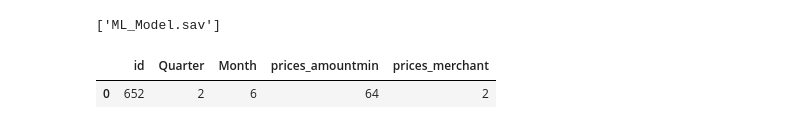
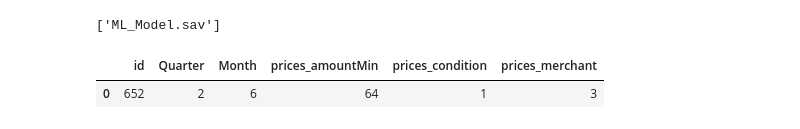
Before and after one commit to Tbrecke01/Price_Evaluator, a Jupyter notebook: Machine_Learning/ML_Model_Training.ipynb, the cells around one changed output. Cells and saved outputs as stored; diff of their text form; code cells hidden in the pictures.

```diff
--- a/Machine_Learning/ML_Model_Training.ipynb
+++ b/Machine_Learning/ML_Model_Training.ipynb
@@ -82,5 +76,0 @@ Name: prices_merchant, Length: 1558, dtype: int64
-# %%
-# Keep top volume merchants and replace the rest with 'other'
-replace_merchants = list(merchants[merchants < 500].index)
-for m in replace_merchants:
-    price_df.prices_merchant = price_df.prices_merchant.replace(m, 'Other')
@@ -96,6 +77,6 @@ Name: prices_merchant, dtype: int64
 # %%
 # Create X dataframe
-X_df = price_df.drop('issale', axis=1)
+X_df = price_df.drop('isSale', axis=1)
 X_df = X_df
 X_df
 # %% [output]
@@ -117,18 +98,22 @@ X_df
 # %%
 # Encode id and merchant data & save encoders for future use
 id_encoder = LabelEncoder()
+cond_encoder = LabelEncoder()
 merch_encoder = LabelEncoder()
 
 X = X_df.copy()
 
 id_encoder.fit(X['id'])
+cond_encoder.fit(X['prices_condition'])
 merch_encoder.fit(X['prices_merchant'])
 
 X['id'] = id_encoder.transform(X['id'])
+X['prices_condition'] = cond_encoder.transform(X['prices_condition'])
 X['prices_merchant'] = merch_encoder.transform(X['prices_merchant'])
 
 # Save encoders
 joblib.dump(id_encoder, 'ID_Encoder.sav')
+joblib.dump(cond_encoder, 'Condition_Encoder.sav')
 joblib.dump(merch_encoder, 'Merchant_Encoder.sav')
 X
 # %% [output]
@@ -299,22 +284,25 @@ joblib.dump(ml_model, 'ML_Model.sav')
 user_input = pd.DataFrame({'id': 'AVpgMuGwLJeJML43KY_c',
                            'Quarter': 2,
                            'Month': 6,
-                           'prices_amountmin': 64,
+                           'prices_amountMin': 64,
+                           'prices_condition': 'Used',
                            'prices_merchant': 'Walmart.com'
                           }, index=[0])
 # %%
 # Load encoders with:
 # id_encoder = joblib.load('ID_Encoder.sav')
+# cond_encoder = joblib.load('Condition_Encoder.sav')
 # merch_encoder = joblib.load('Merchant_Encoder.sav')
 
 # encode user input with id_encoder and merch_encoder
 user_input_encoded = user_input.copy()
 user_input_encoded['id'] = id_encoder.transform(user_input['id'])
+user_input_encoded['prices_condition'] = cond_encoder.transform(user_input['prices_condition'])
 user_input_encoded['prices_merchant'] = merch_encoder.transform(user_input['prices_merchant'])
 user_input_encoded
 # %% [output]
-|  | id | Quarter | Month | prices_amountmin | prices_merchant |
-| 0 | 652 | 2 | 6 | 64 | 2 |
+|  | id | Quarter | Month | prices_amountMin | prices_condition | prices_merchant |
+| 0 | 652 | 2 | 6 | 64 | 1 | 3 |
 # %%
 # Load data scaler using:
 # X_scaler = joblib.load('Data_Scaler.sav')
```
Also changed, not shown: parts of 15 cells of this notebook, 4 other files.
